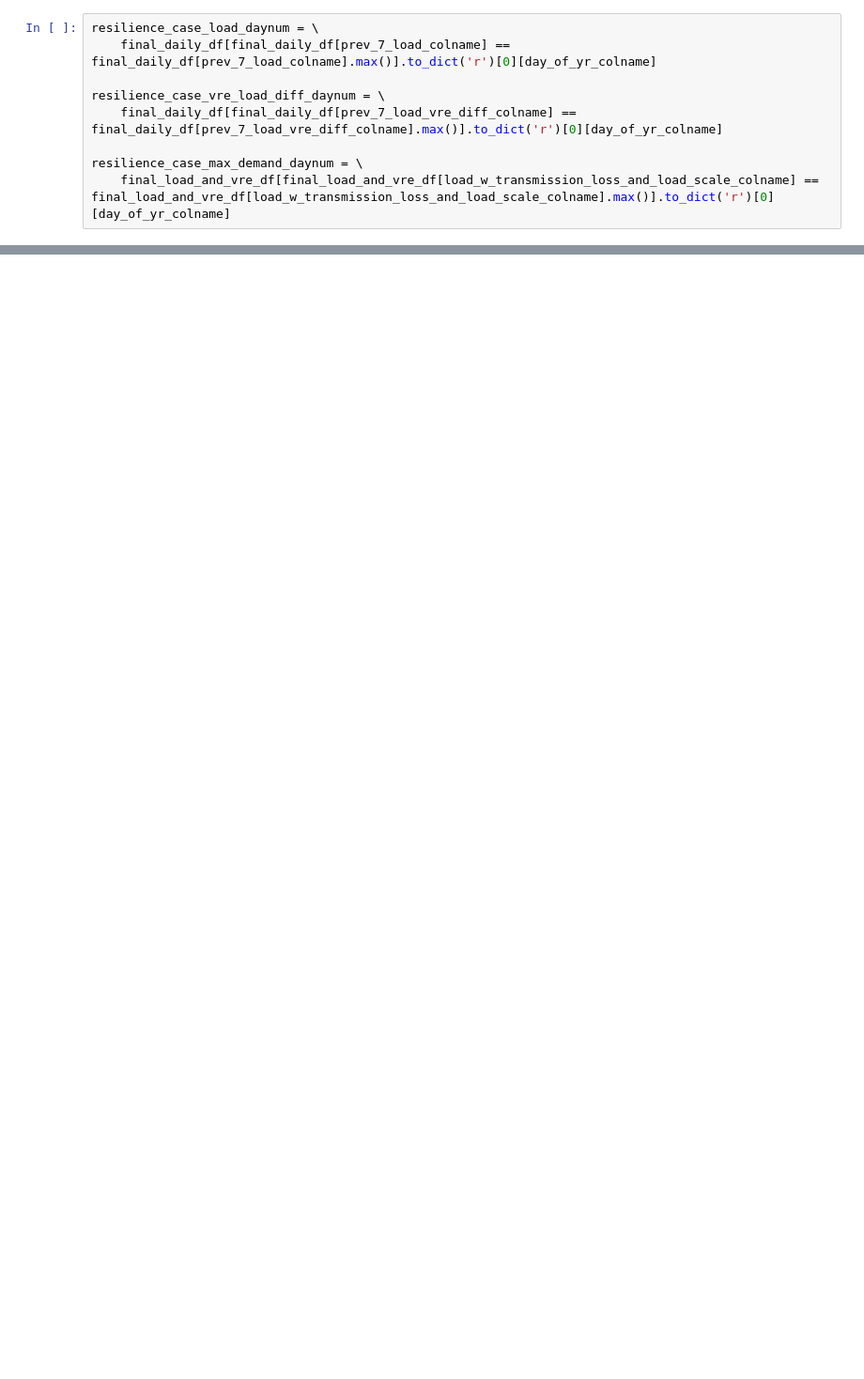
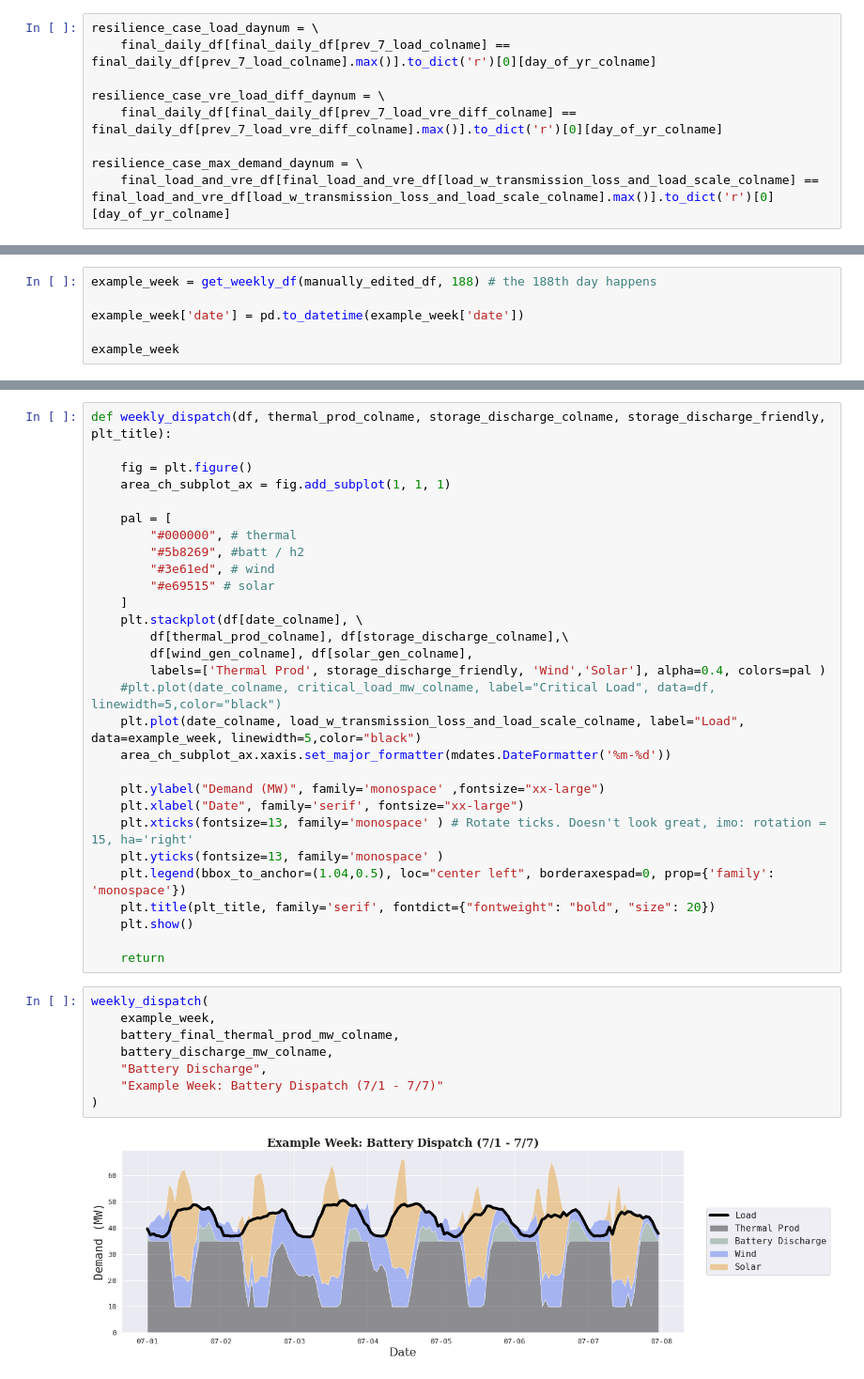
Before and after one commit to b-o-l-l-a/aes-engy-692, a Jupyter notebook: amerigo_island/notebooks/resilience.ipynb, the cells around one changed output, grey strips where cells are left out. Shown at 94% size. Drawn from its saved outputs; the diff is of its cells as text; blank space fills up the shorter version.

```diff
--- a/amerigo_island/notebooks/resilience.ipynb
+++ b/amerigo_island/notebooks/resilience.ipynb
@@ -985,0 +866,6 @@ plt.tight_layout()
+# %%
+example_week = get_weekly_df(manually_edited_df, 188) # the 188th day happens
+
+example_week['date'] = pd.to_datetime(example_week['date'])
+
+example_week
@@ -985,0 +934,39 @@ plt.tight_layout()
+# %%
+def weekly_dispatch(df, thermal_prod_colname, storage_discharge_colname, storage_discharge_friendly, plt_title):
+
+    fig = plt.figure()
+    area_ch_subplot_ax = fig.add_subplot(1, 1, 1)
+
+    pal = [
+        "#000000", # thermal
+        "#5b8269", #batt / h2
+        "#3e61ed", # wind
+        "#e69515" # solar
+    ]
+    plt.stackplot(df[date_colname], \
+        df[thermal_prod_colname], df[storage_discharge_colname],\
+        df[wind_gen_colname], df[solar_gen_colname],
+        labels=['Thermal Prod', storage_discharge_friendly, 'Wind','Solar'], alpha=0.4, colors=pal )
+    #plt.plot(date_colname, critical_load_mw_colname, label="Critical Load", data=df, linewidth=5,color="black")
+    plt.plot(date_colname, load_w_transmission_loss_and_load_scale_colname, label="Load", data=example_week, linewidth=5,color="black")
+    area_ch_subplot_ax.xaxis.set_major_formatter(mdates.DateFormatter('%m-%d'))
+
+    plt.ylabel("Demand (MW)", family='monospace' ,fontsize="xx-large")
+    plt.xlabel("Date", family='serif', fontsize="xx-large")
+    plt.xticks(fontsize=13, family='monospace' ) # Rotate ticks. Doesn't look great, imo: rotation = 15, ha='right'
+    plt.yticks(fontsize=13, family='monospace' )
+    plt.legend(bbox_to_anchor=(1.04,0.5), loc="center left", borderaxespad=0, prop={'family': 'monospace'})
+    plt.title(plt_title, family='serif', fontdict={"fontweight": "bold", "size": 20})
+    plt.show()
+
+    return
+# %%
+weekly_dispatch(
+    example_week,
+    battery_final_thermal_prod_mw_colname,
+    battery_discharge_mw_colname,
+    "Battery Discharge",
+    "Example Week: Battery Dispatch (7/1 - 7/7)"
+)
+# %% [output]
+[figure, added]
```
Also changed, not shown: parts of 39 cells of this notebook.
